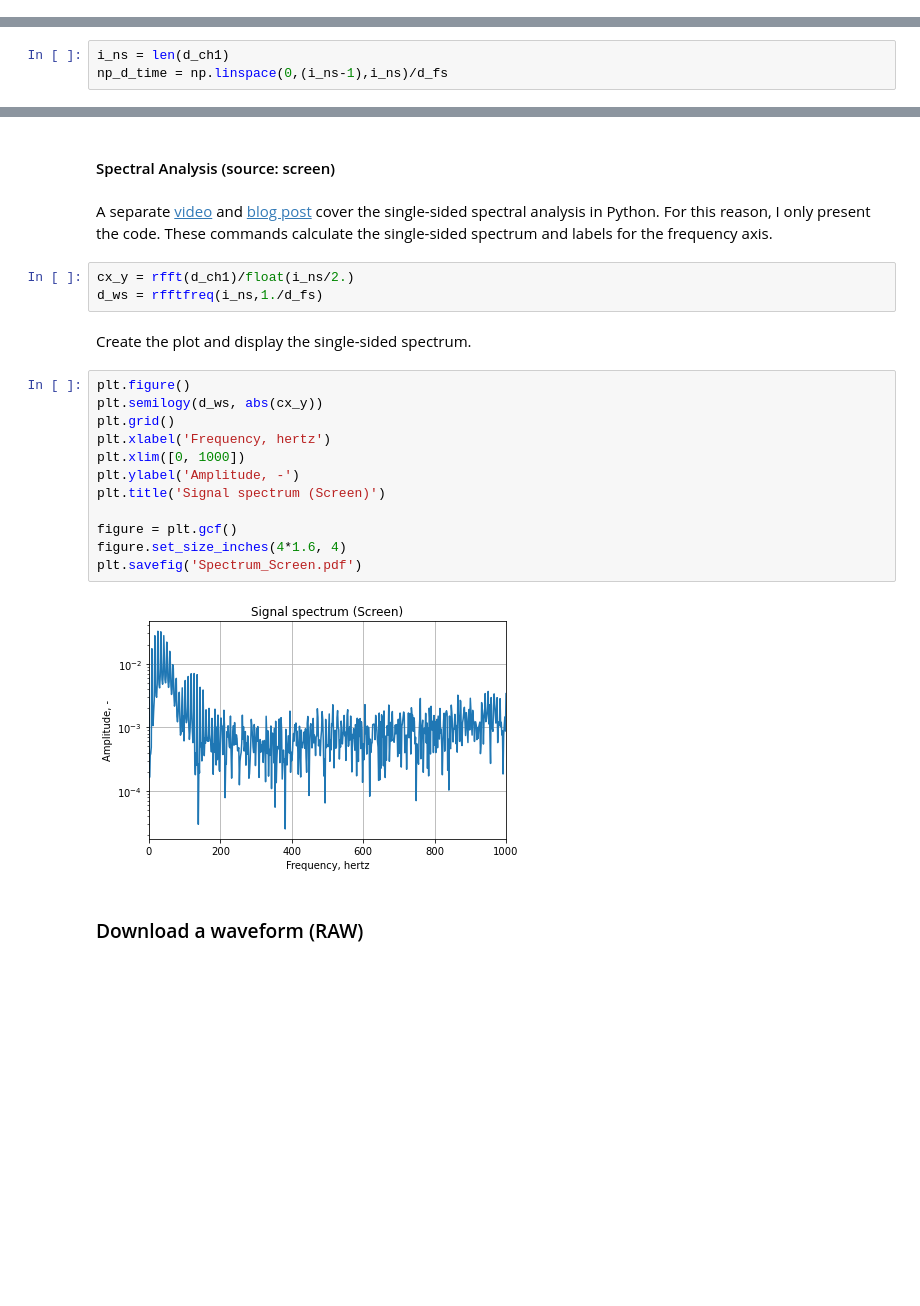
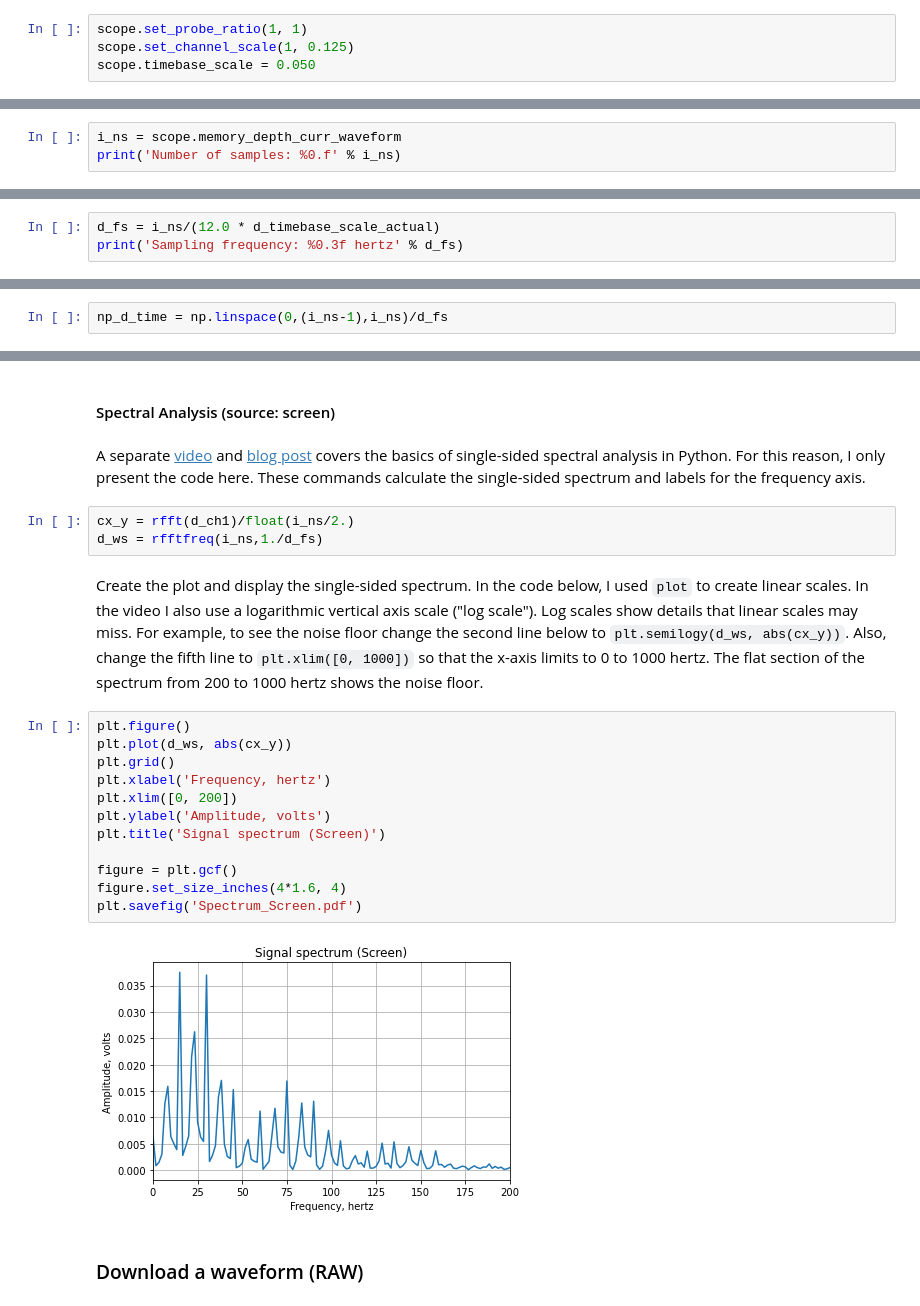
Before and after one commit to RobotSquirrelProd/Shorts, a Jupyter notebook: Using Python and a Rigol DS1054Z Oscilloscope for Spectral Analysis.ipynb, the cells around one changed output, grey strips where cells are left out. Drawn from its saved outputs; the diff is of its cells as text; blank space fills up the shorter version.

```diff
--- a/Using Python and a Rigol DS1054Z Oscilloscope for Spectral Analysis.ipynb
+++ b/Using Python and a Rigol DS1054Z Oscilloscope for Spectral Analysis.ipynb
@@ -44,0 +60,4 @@ scope.run()
+# %%
+scope.set_probe_ratio(1, 1)
+scope.set_channel_scale(1, 0.125)
+scope.timebase_scale = 0.050
@@ -99,0 +122,3 @@ scope.run()
+# %%
+i_ns = scope.memory_depth_curr_waveform
+print('Number of samples: %0.f' % i_ns)
@@ -99,0 +129,3 @@ scope.run()
+# %%
+d_fs = i_ns/(12.0 * d_timebase_scale_actual)
+print('Sampling frequency: %0.3f hertz' % d_fs)
@@ -100,5 +134,4 @@ scope.run()
 # %% [markdown]
 Next, I create a time series vector for the independent axis in the plot.
 # %%
-i_ns = len(d_ch1)
 np_d_time = np.linspace(0,(i_ns-1),i_ns)/d_fs
@@ -134,26 +173,26 @@ That looks great and matches the data presented in the screen capture. Next, we
 # %% [markdown]
 #### Spectral Analysis (source: screen)
 # %% [markdown]
-A separate [video](https://youtu.be/8KWPlno6VP0) and [blog post](https://robotsquirrelproductions.com/spectral-analysis-in-python/) cover the single-sided spectral analysis in Python. For this reason, I only present the code. These commands calculate the single-sided spectrum and labels for the frequency axis.
+A separate [video](https://youtu.be/8KWPlno6VP0) and [blog post](https://robotsquirrelproductions.com/spectral-analysis-in-python/) covers the basics of single-sided spectral analysis in Python. For this reason, I only present the code here. These commands calculate the single-sided spectrum and labels for the frequency axis.
 # %%
 cx_y = rfft(d_ch1)/float(i_ns/2.)
 d_ws = rfftfreq(i_ns,1./d_fs)
 # %% [markdown]
-Create the plot and display the single-sided spectrum.
+Create the plot and display the single-sided spectrum. In the code below, I used `plot` to create linear scales. In the video I also use a logarithmic vertical axis scale ("log scale"). Log scales show details that linear scales may miss. For example, to see the noise floor change the second line below to `plt.semilogy(d_ws, abs(cx_y))`. Also, change the fifth line to `plt.xlim([0, 1000])` so that the x-axis limits to 0 to 1000 hertz. The flat section of the spectrum from 200 to 1000 hertz shows the noise floor.
 # %%
 plt.figure()
-plt.semilogy(d_ws, abs(cx_y))
+plt.plot(d_ws, abs(cx_y))
 plt.grid()
 plt.xlabel('Frequency, hertz')
-plt.xlim([0, 1000])
-plt.ylabel('Amplitude, -')
+plt.xlim([0, 200])
+plt.ylabel('Amplitude, volts')
 plt.title('Signal spectrum (Screen)')
 
 figure = plt.gcf()
 figure.set_size_inches(4*1.6, 4)
 plt.savefig('Spectrum_Screen.pdf')
 # %% [output]
-[figure, old version]
+[figure, new version]
 # %% [markdown]
 ### Download a waveform (RAW)
 # %% [markdown]
```
Also changed, not shown: parts of 53 cells of this notebook, 11 other files.
